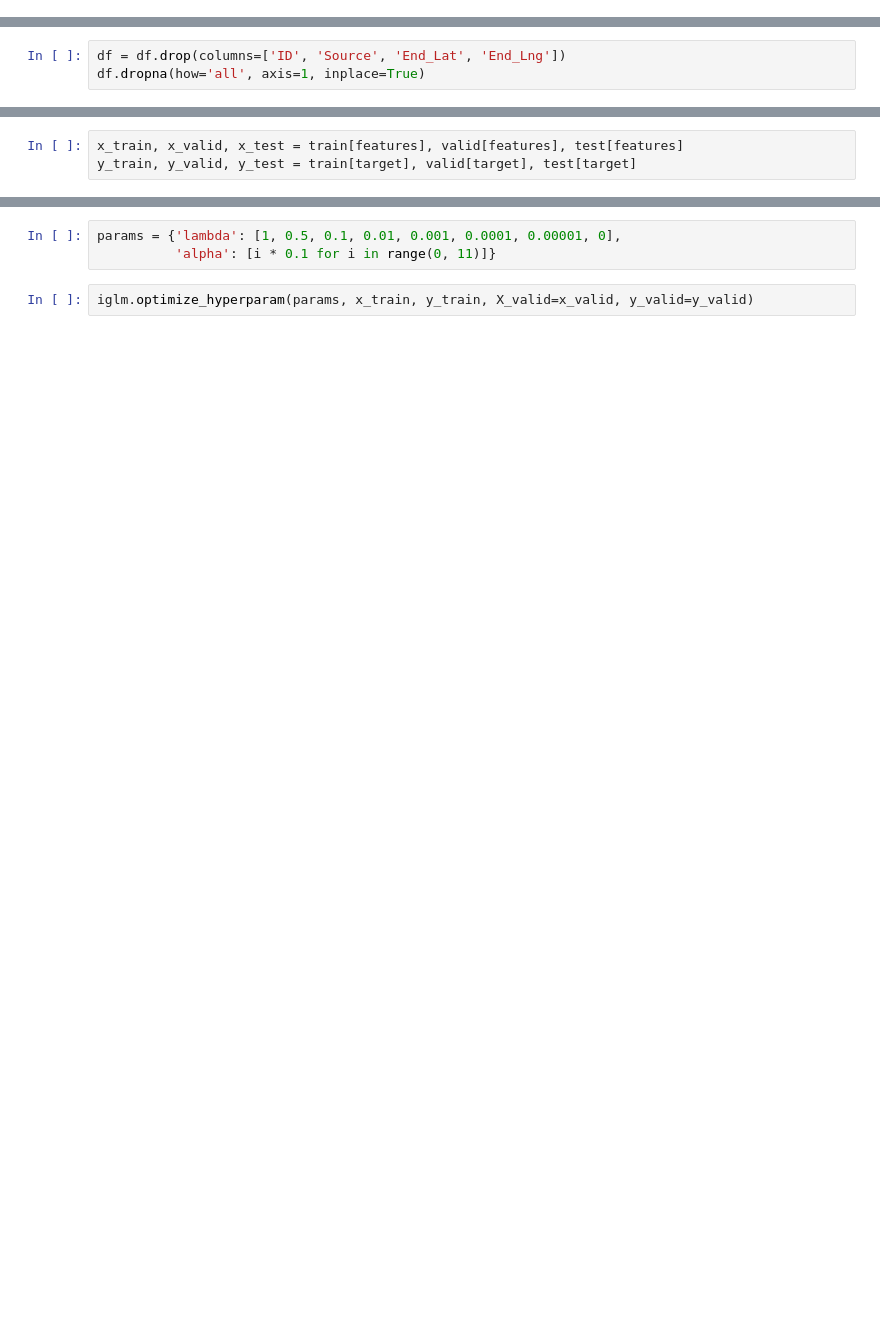
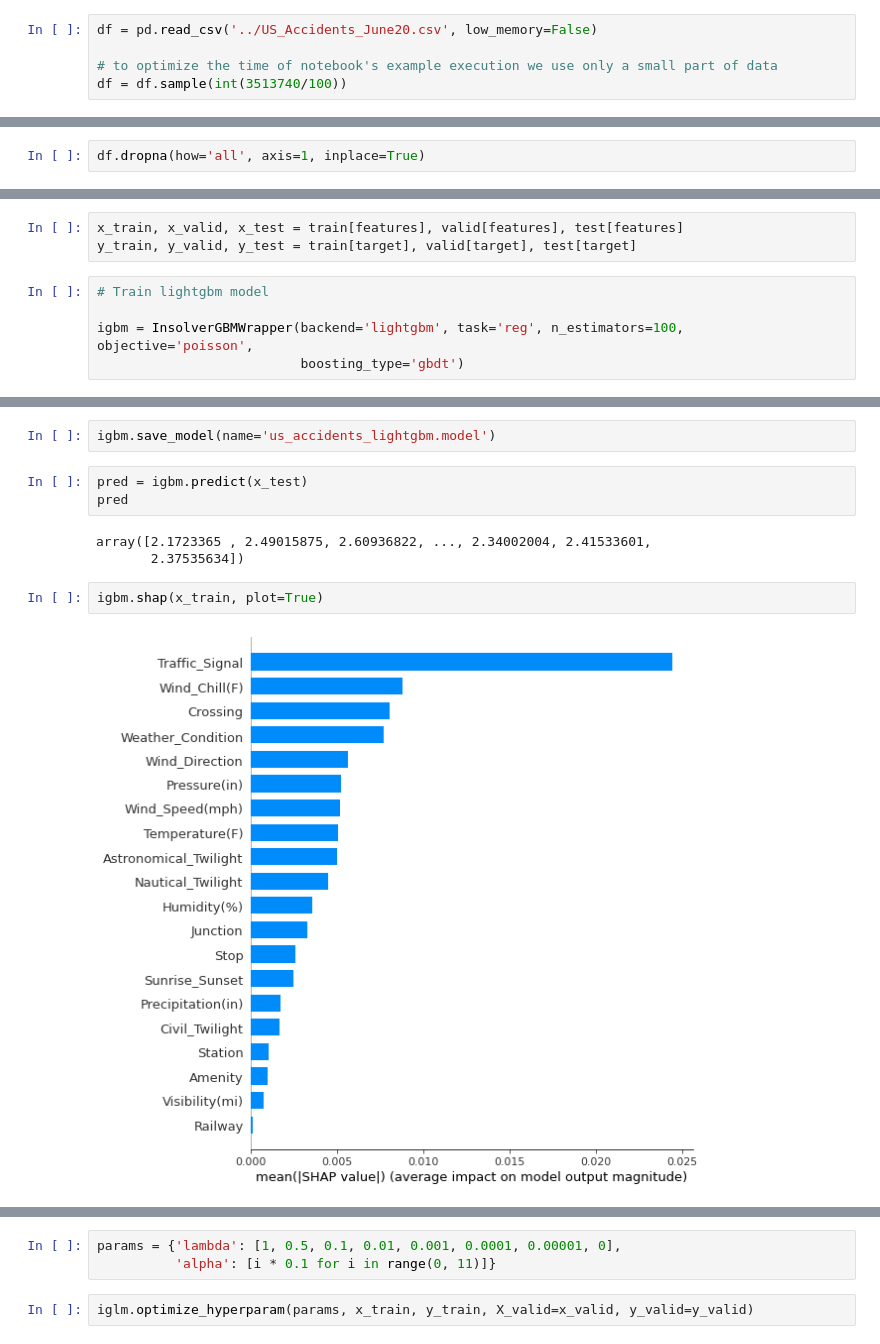
Before and after one commit to MindSetLib/Insolver, a Jupyter notebook: examples/Insolver_US_Accidents.ipynb, the cells around one changed output, grey strips where cells are left out. Drawn from its saved outputs; the diff is of its cells as text; blank space fills up the shorter version.

Commit message:
update US_Accidents example

```diff
--- a/examples/Insolver_US_Accidents.ipynb
+++ b/examples/Insolver_US_Accidents.ipynb
@@ -25,0 +23,5 @@ df = df.sample(int(3513740/100))
+# %%
+df = pd.read_csv('../US_Accidents_June20.csv', low_memory=False)
+
+# to optimize the time of notebook's example execution we use only a small part of data
+df = df.sample(int(3513740/100))
@@ -26,3 +88,2 @@ df = df.sample(int(3513740/100))
 # %%
-df = df.drop(columns=['ID', 'Source', 'End_Lat', 'End_Lng'])
 df.dropna(how='all', axis=1, inplace=True)
@@ -109,3 +126,8 @@ target = 'Severity'
 # %%
 x_train, x_valid, x_test = train[features], valid[features], test[features]
 y_train, y_valid, y_test = train[target], valid[target], test[target]
+# %%
+# Train lightgbm model
+
+igbm = InsolverGBMWrapper(backend='lightgbm', task='reg', n_estimators=100, objective='poisson',
+                          boosting_type='gbdt')
@@ -111,0 +153,12 @@ y_train, y_valid, y_test = train[target], valid[target], test[target]
+# %%
+igbm.save_model(name='us_accidents_lightgbm.model')
+# %%
+pred = igbm.predict(x_test)
+pred
+# %% [output]
+array([2.1723365 , 2.49015875, 2.60936822, ..., 2.34002004, 2.41533601,
+       2.37535634])
+# %%
+igbm.shap(x_train, plot=True)
+# %% [output]
+[figure, added]
```
Also changed, not shown: parts of 20 cells of this notebook.
